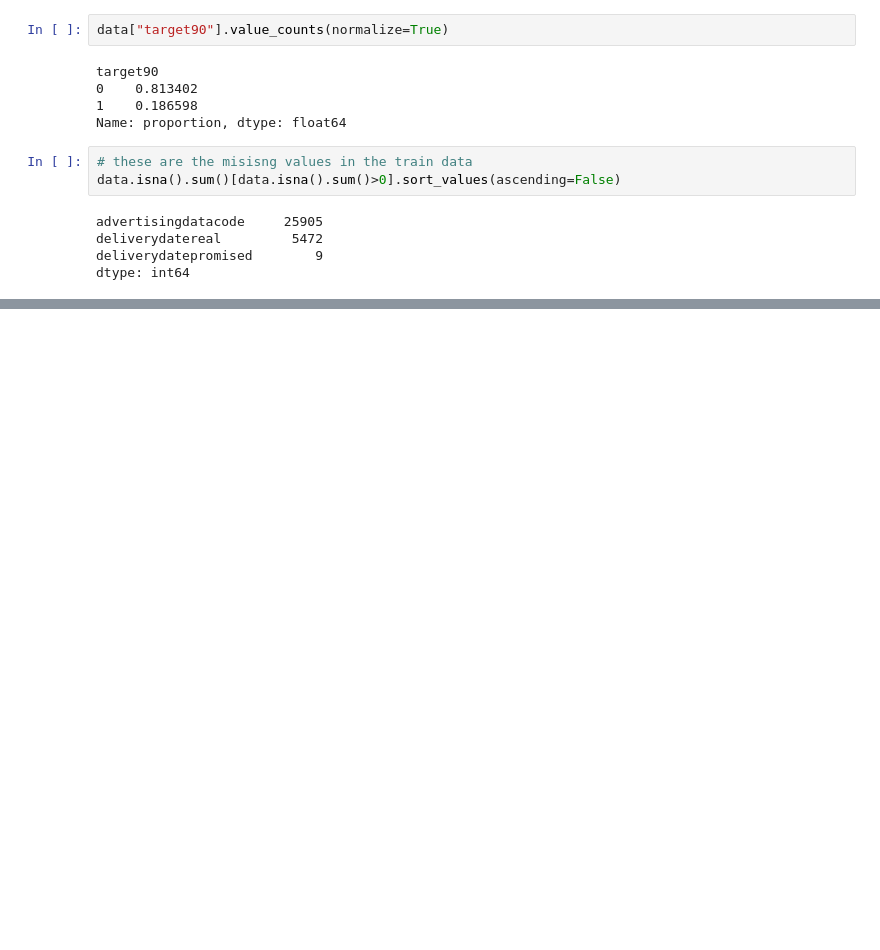
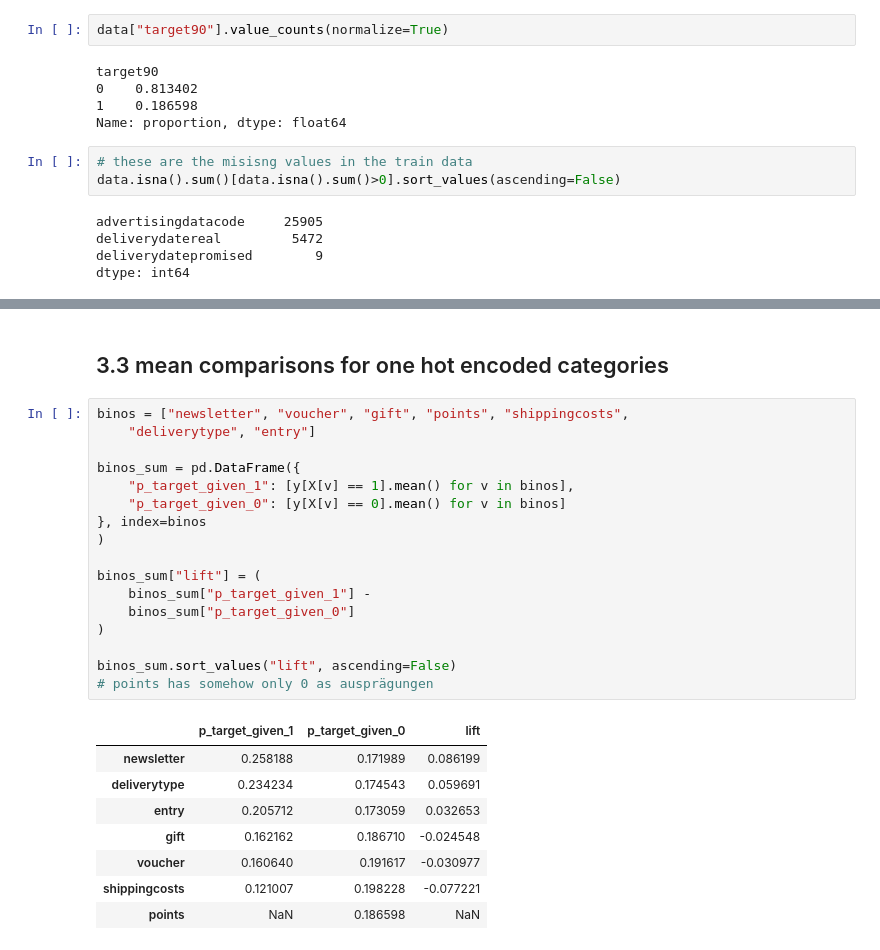
Before and after one commit to ungeralexan/ml_assignment, a Jupyter notebook: notebook_one.ipynb, the cells around one changed output, grey strips where cells are left out. Saved outputs shown, nothing was run; the diff lists cells and outputs as text; blank space fills up the shorter version.

```diff
--- a/notebook_one.ipynb
+++ b/notebook_one.ipynb
@@ -223,0 +381,28 @@ Do we have to onehot encode more variables ?
+# %% [markdown]
+## 3.3 mean comparisons for one hot encoded categories
+# %%
+binos = ["newsletter", "voucher", "gift", "points", "shippingcosts",
+    "deliverytype", "entry"]
+
+binos_sum = pd.DataFrame({
+    "p_target_given_1": [y[X[v] == 1].mean() for v in binos],
+    "p_target_given_0": [y[X[v] == 0].mean() for v in binos]
+}, index=binos
+)
+
+binos_sum["lift"] = (
+    binos_sum["p_target_given_1"] -
+    binos_sum["p_target_given_0"]
+)
+
+binos_sum.sort_values("lift", ascending=False)
+# points has somehow only 0 as ausprägungen
+# %% [output]
+|  | p_target_given_1 | p_target_given_0 | lift |
+| newsletter | 0.258188 | 0.171989 | 0.086199 |
+| deliverytype | 0.234234 | 0.174543 | 0.059691 |
+| entry | 0.205712 | 0.173059 | 0.032653 |
+| gift | 0.162162 | 0.186710 | -0.024548 |
+| voucher | 0.160640 | 0.191617 | -0.030977 |
+| shippingcosts | 0.121007 | 0.198228 | -0.077221 |
+| points | NaN | 0.186598 | NaN |
```
Also changed, not shown: parts of 50 cells of this notebook.
